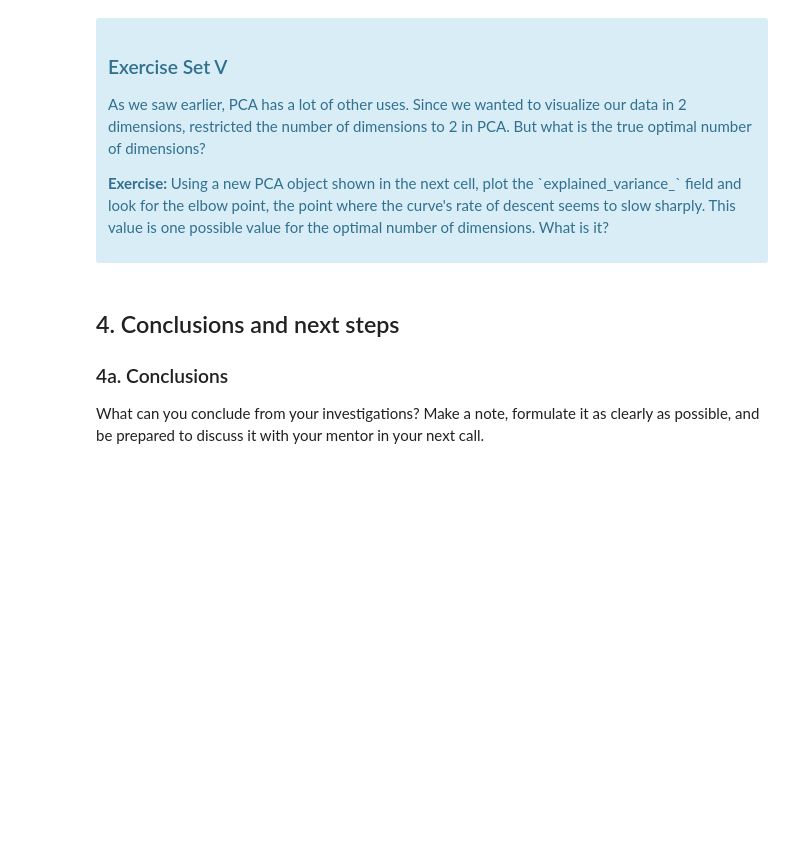
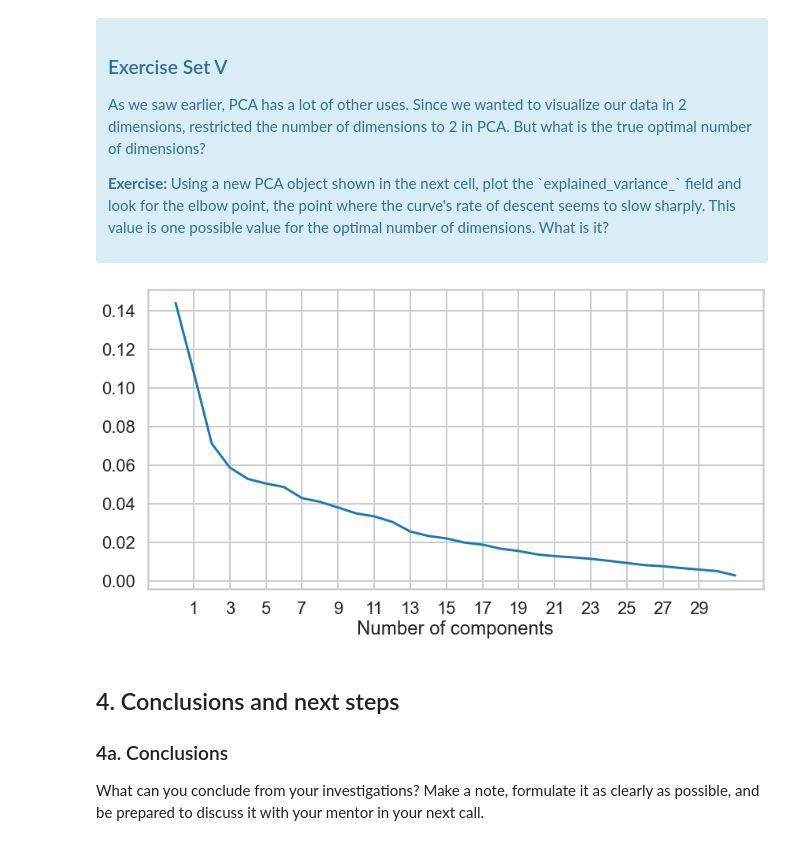
Before and after one commit to squareleaf/SpringboardDS, a Jupyter notebook: Clustering_case_study/Clustering Case Study - Customer Segmentation with K-Means - Tier 3.ipynb, the cells around one changed output. Cells and saved outputs as stored; diff of their text form; code cells hidden in the pictures; blank space fills up the shorter version.

```diff
--- a/Clustering_case_study/Clustering Case Study - Customer Segmentation with K-Means - Tier 3.ipynb
+++ b/Clustering_case_study/Clustering Case Study - Customer Segmentation with K-Means - Tier 3.ipynb
@@ -263,11 +373,19 @@ What we've done is we've taken those columns of 0/1 indicator variables, and we'
 # %%
 #your turn
 # Initialize a new PCA model with a default number of components.
 import sklearn.decomposition
-pca = sklearn.decomposition.PCA()
-pca.fit(X)
+pca_v = sklearn.decomposition.PCA()
+pca_v.fit(x_cols)
 
 # Do the rest on your own :)
+fig, ax = plt.subplots()
+fig.set_size_inches(14, 7)
+plt.plot(pca_v.explained_variance_ratio_)
+ax.xaxis.set_ticks(np.arange(1.0, 30.0, 2.0))
+plt.xlabel('Number of components')
+plt.show()
+# %% [output]
+[figure, added]
 # %% [markdown]
 ## 4. Conclusions and next steps
 ### 4a. Conclusions
```
Also changed, not shown: parts of 8 cells of this notebook, 1 other file.
